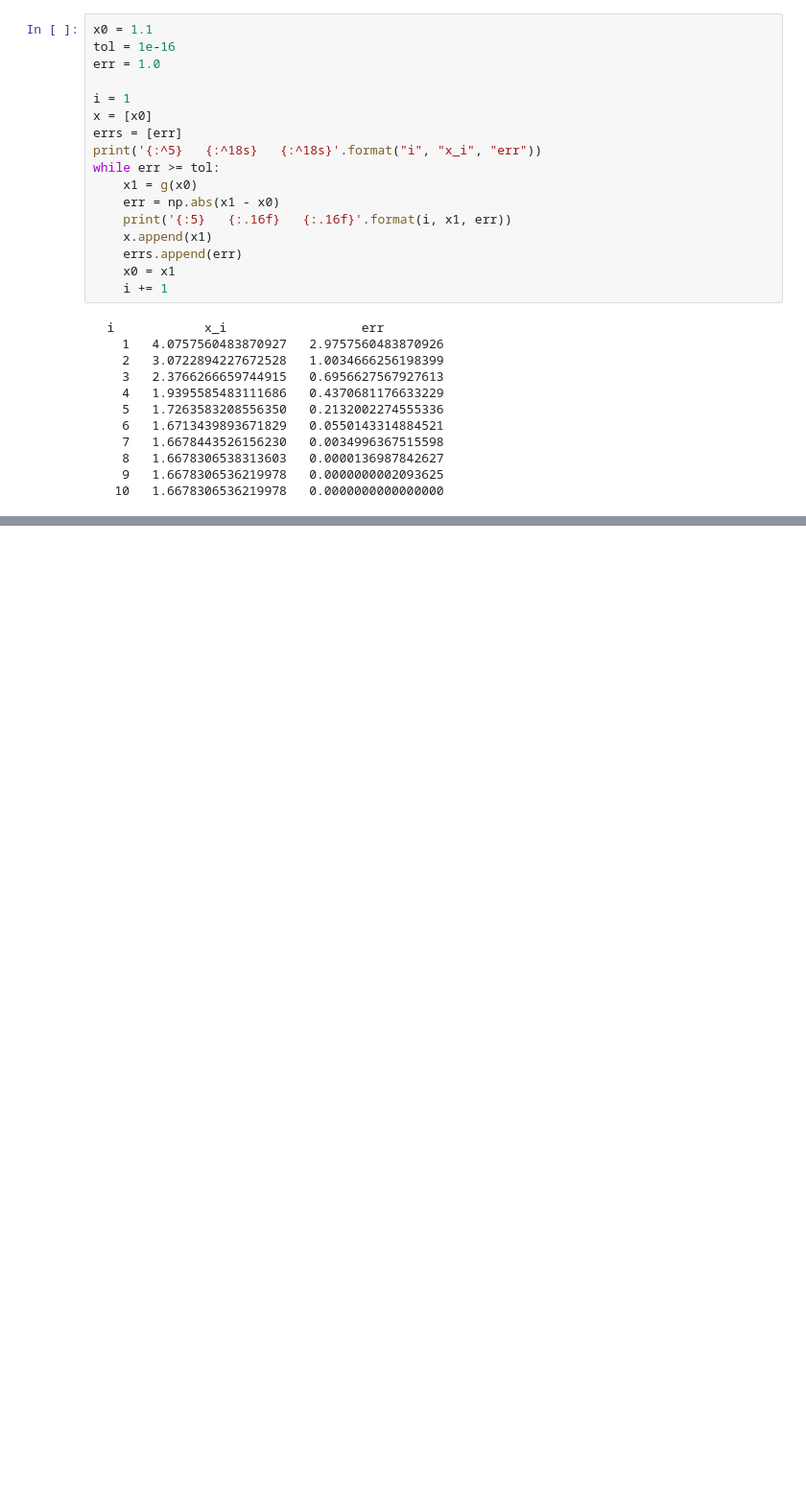
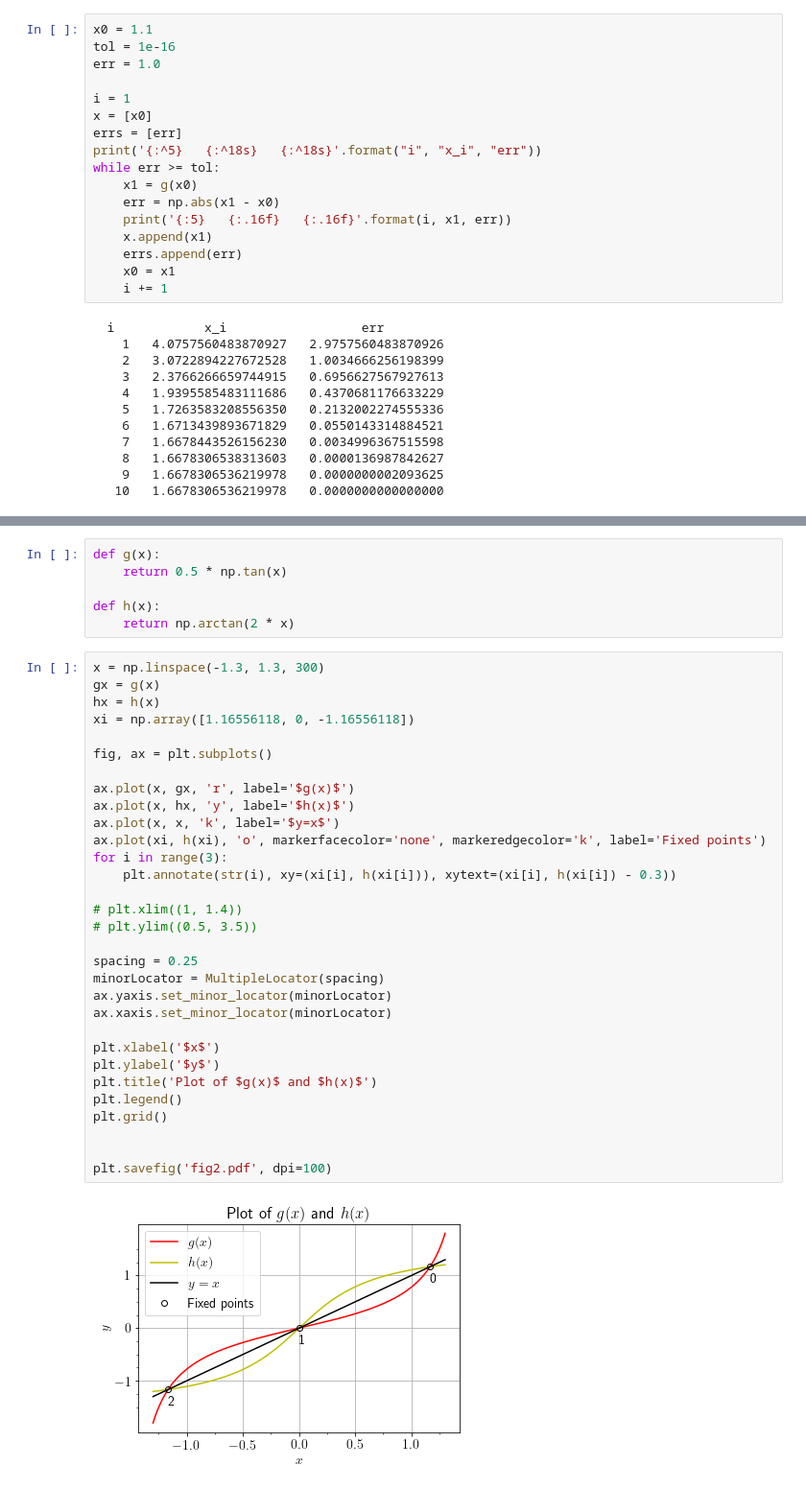
Before and after one commit to Shimogawa/numerical_analysis_code, a Jupyter notebook: hw1/python/hw1.ipynb, the cells around one changed output, grey strips where cells are left out. Shown at 96% size. Saved outputs shown, nothing was run; the diff lists cells and outputs as text; blank space fills up the shorter version.

```diff
--- a/hw1/python/hw1.ipynb
+++ b/hw1/python/hw1.ipynb
@@ -74,0 +81,39 @@ while err >= tol:
+# %%
+def g(x):
+    return 0.5 * np.tan(x)
+
+def h(x):
+    return np.arctan(2 * x)
+# %%
+x = np.linspace(-1.3, 1.3, 300)
+gx = g(x)
+hx = h(x)
+xi = np.array([1.16556118, 0, -1.16556118])
+
+fig, ax = plt.subplots()
+
+ax.plot(x, gx, 'r', label='$g(x)$')
+ax.plot(x, hx, 'y', label='$h(x)$')
+ax.plot(x, x, 'k', label='$y=x$')
+ax.plot(xi, h(xi), 'o', markerfacecolor='none', markeredgecolor='k', label='Fixed points')
+for i in range(3):
+    plt.annotate(str(i), xy=(xi[i], h(xi[i])), xytext=(xi[i], h(xi[i]) - 0.3))
+
+# plt.xlim((1, 1.4))
+# plt.ylim((0.5, 3.5))
+
+spacing = 0.25
+minorLocator = MultipleLocator(spacing)
+ax.yaxis.set_minor_locator(minorLocator)
+ax.xaxis.set_minor_locator(minorLocator)
+
+plt.xlabel('$x$')
+plt.ylabel('$y$')
+plt.title('Plot of $g(x)$ and $h(x)$')
+plt.legend()
+plt.grid()
+
+
+plt.savefig('fig2.pdf', dpi=100)
+# %% [output]
+[figure, added]
```
Also changed, not shown: parts of 3 cells of this notebook, 1 other file.
